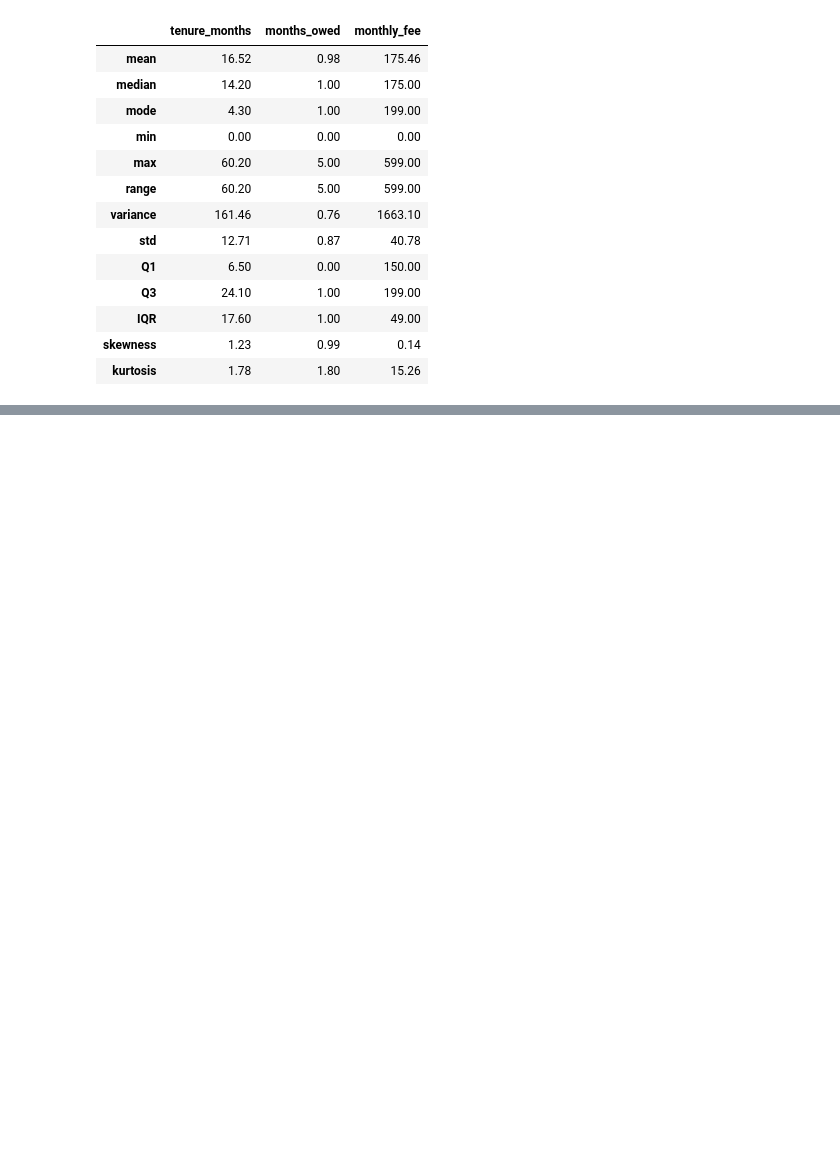
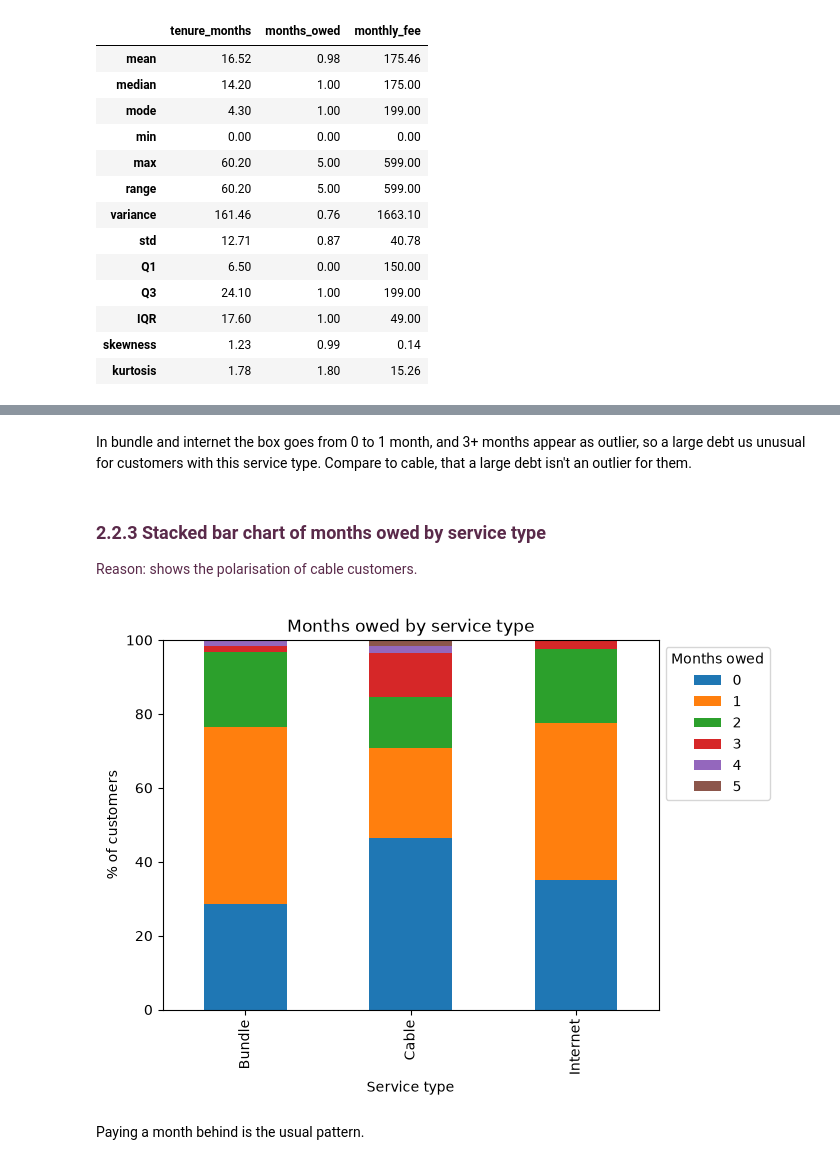
Before and after one commit to mafs794/payments-statistical-techniques-ca1, a Jupyter notebook: ca1.ipynb, the cells around one changed output, grey strips where cells are left out. Saved outputs shown, nothing was run; the diff lists cells and outputs as text; code cells hidden in the pictures; blank space fills up the shorter version.

```diff
--- a/ca1.ipynb
+++ b/ca1.ipynb
@@ -445,0 +511,20 @@ pd.concat([describe_var(c, process_data) for c in ["tenure_months", "months_owed
+# %% [markdown]
+In bundle and internet the box goes from 0 to 1 month, and 3+ months appear as outlier, so a large debt us unusual for customers with this service type. Compare to cable, that a large debt isn't an outlier for them.
+# %% [markdown]
+<div style="margin:20px 0 8px 12px;
+            font-family:'Georgia', serif; color:#5a2a4a;">
+  <h3 style="margin:0 0 4px 0; font-size:18px;">2.2.3 Stacked bar chart of months owed by service type</h3>
+  <p>Reason: shows the polarisation of cable customers.</p>
+</div>
+# %%
+ct = pd.crosstab(process_data["service_type"], process_data["months_owed"], normalize="index") * 100
+ct.plot(kind="bar", stacked=True)
+plt.xlabel("Service type")
+plt.ylabel("% of customers")
+plt.title("Months owed by service type")
+plt.legend(title="Months owed", bbox_to_anchor=(1, 1))
+plt.show()
+# %% [output]
+[figure, added]
+# %% [markdown]
+Paying a month behind is the usual pattern.
```
Also changed, not shown: parts of 36 cells of this notebook.
